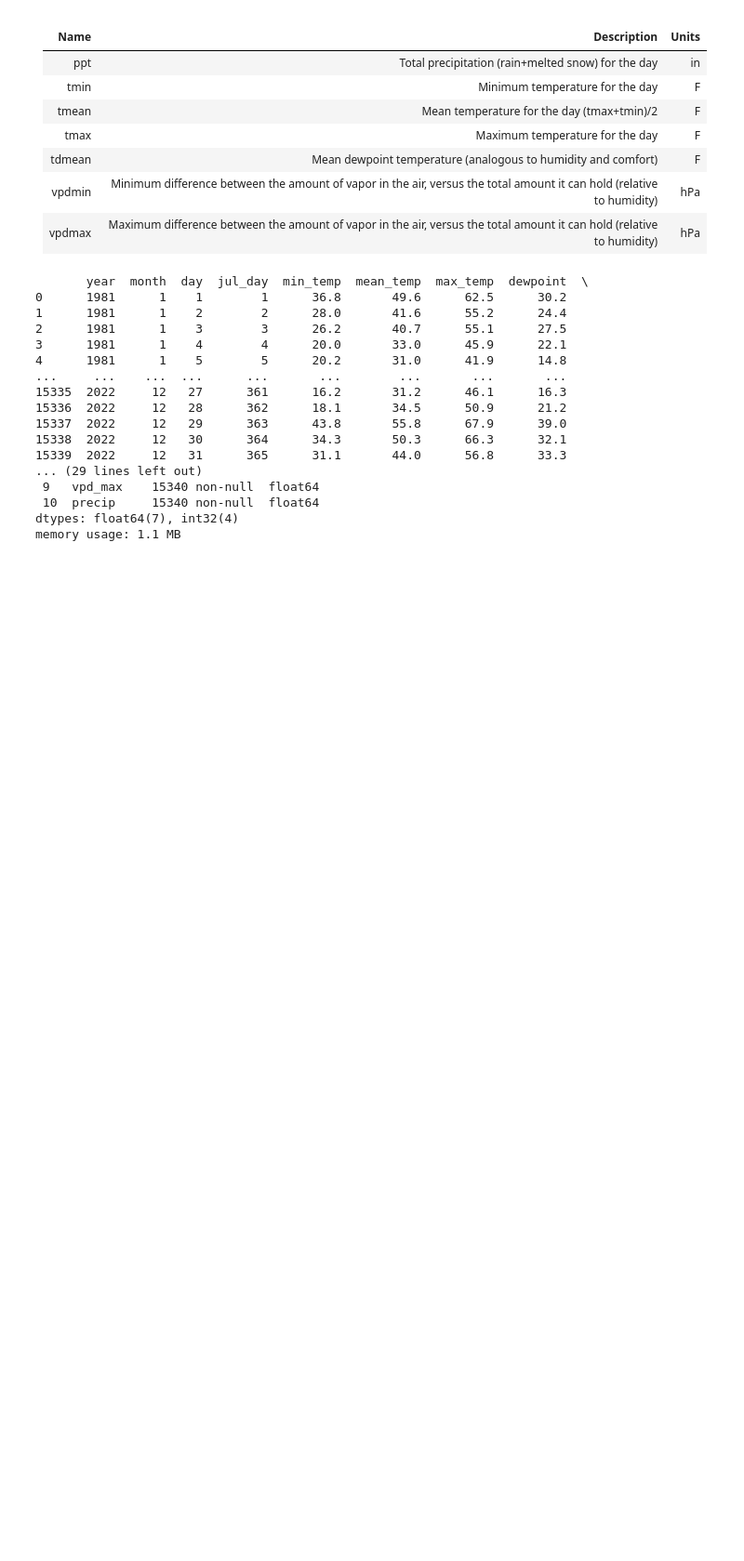
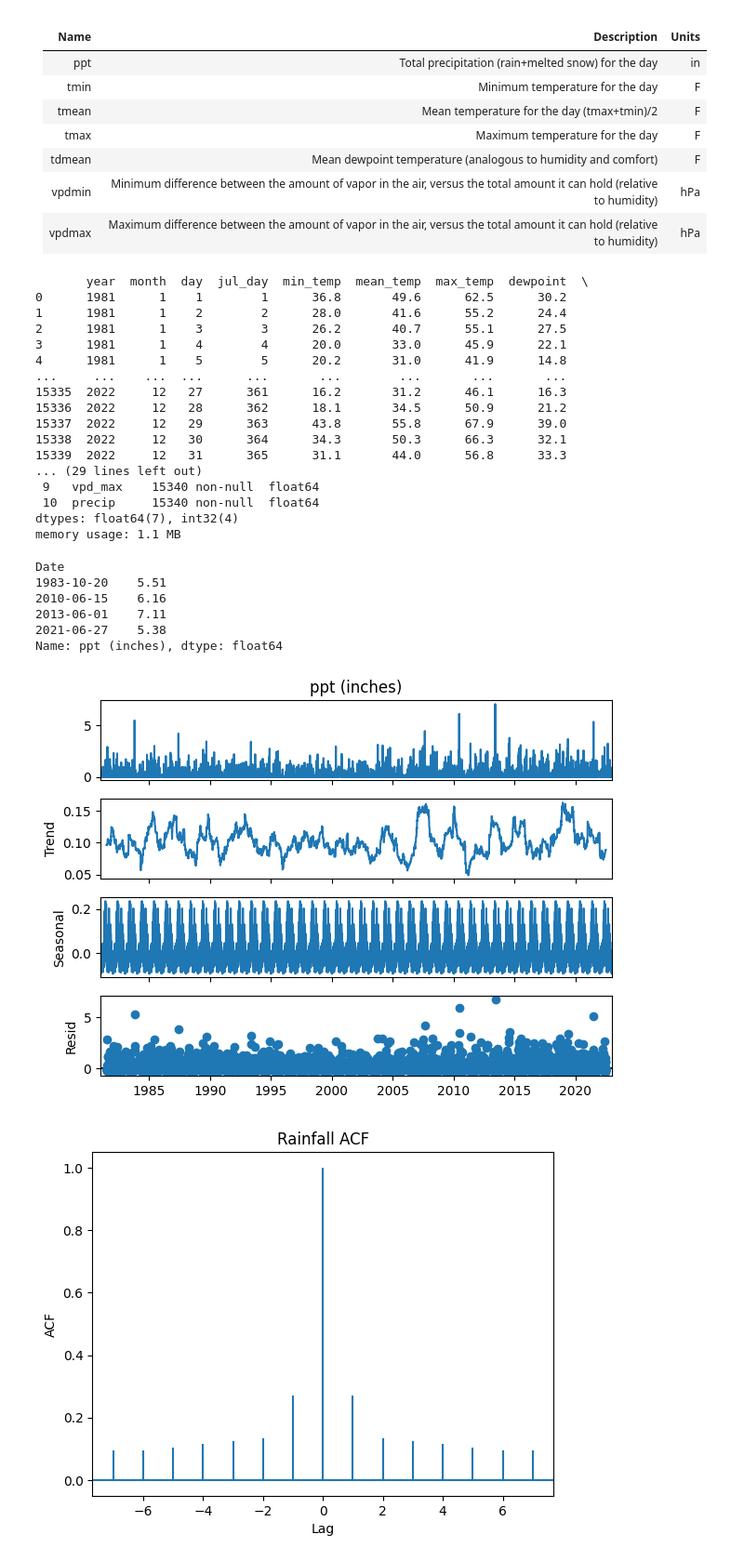
Before and after one commit to barbosaMatheus/ok_rain_regression, a Jupyter notebook: rain.ipynb, the cells around one changed output. Shown at 93% size. Drawn from its saved outputs; the diff is of its cells as text; code cells hidden in the pictures; blank space fills up the shorter version.

```diff
--- a/rain.ipynb
+++ b/rain.ipynb
@@ -70,3 +72,33 @@ df.to_csv("rain.csv", index=False)
  10  precip     15340 non-null  float64
 dtypes: float64(7), int32(4)
 memory usage: 1.1 MB
+# %%
+"""
+We can time series decompose the actual
+precipitation data by itself. This will
+give us a good idea of the overall rainfall
+behavior over the time that we have. We can
+draw some conclusions right away, as this
+data has no noise and no missing values.
+"""
+df = pd.read_csv("prism_ok_country_precip_data.csv")
+ts_df = df.loc[:,"ppt (inches)"]
+ts_df.index = pd.DatetimeIndex(df["Date"])
+ts = seasonal_decompose(ts_df, period=365)
+print(ts_df[ts_df >= 5.0])
+ts.plot()
+plt.show()
+plt.acorr(df["ppt (inches)"].to_numpy(), maxlags=7) # max lag of a week
+plt.title("Rainfall ACF")
+plt.xlabel("Lag")
+plt.ylabel("ACF")
+plt.show()
+# %% [output]
+Date
+1983-10-20    5.51
+2010-06-15    6.16
+2013-06-01    7.11
+2021-06-27    5.38
+Name: ppt (inches), dtype: float64
+[figure, added]
+[figure, added]
```
Also changed, not shown: parts of 6 cells of this notebook, 1 other file.
